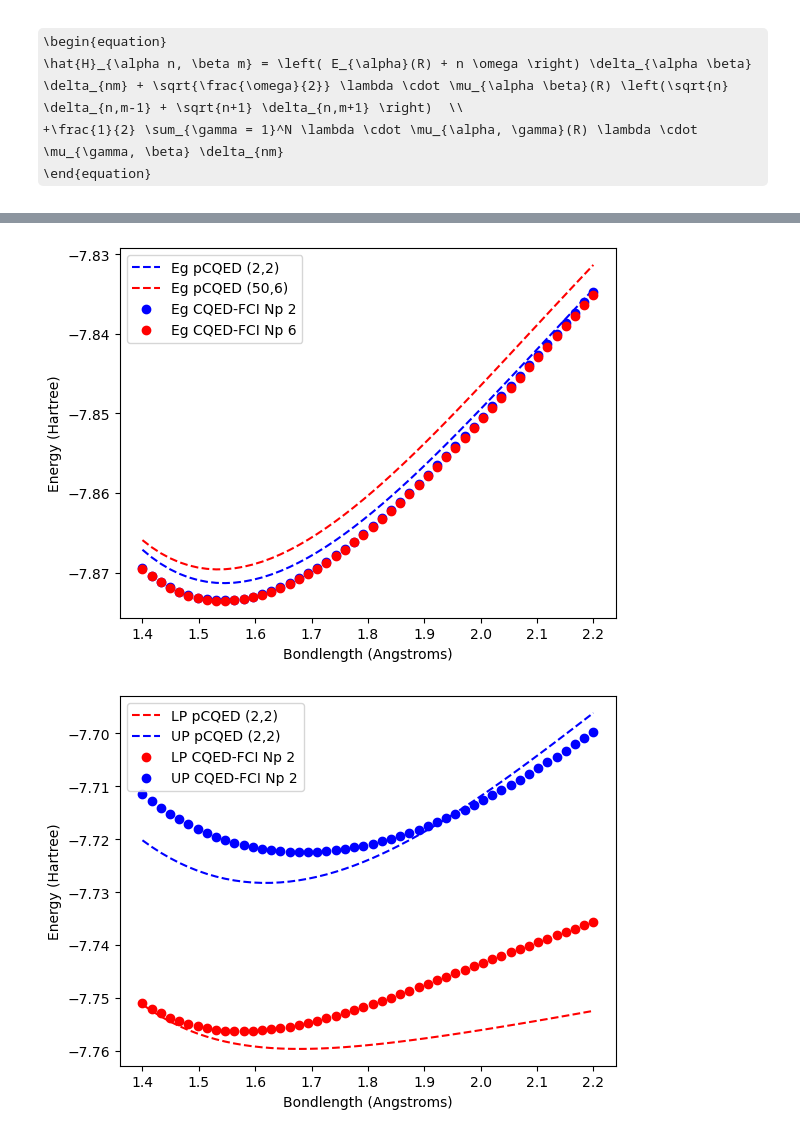
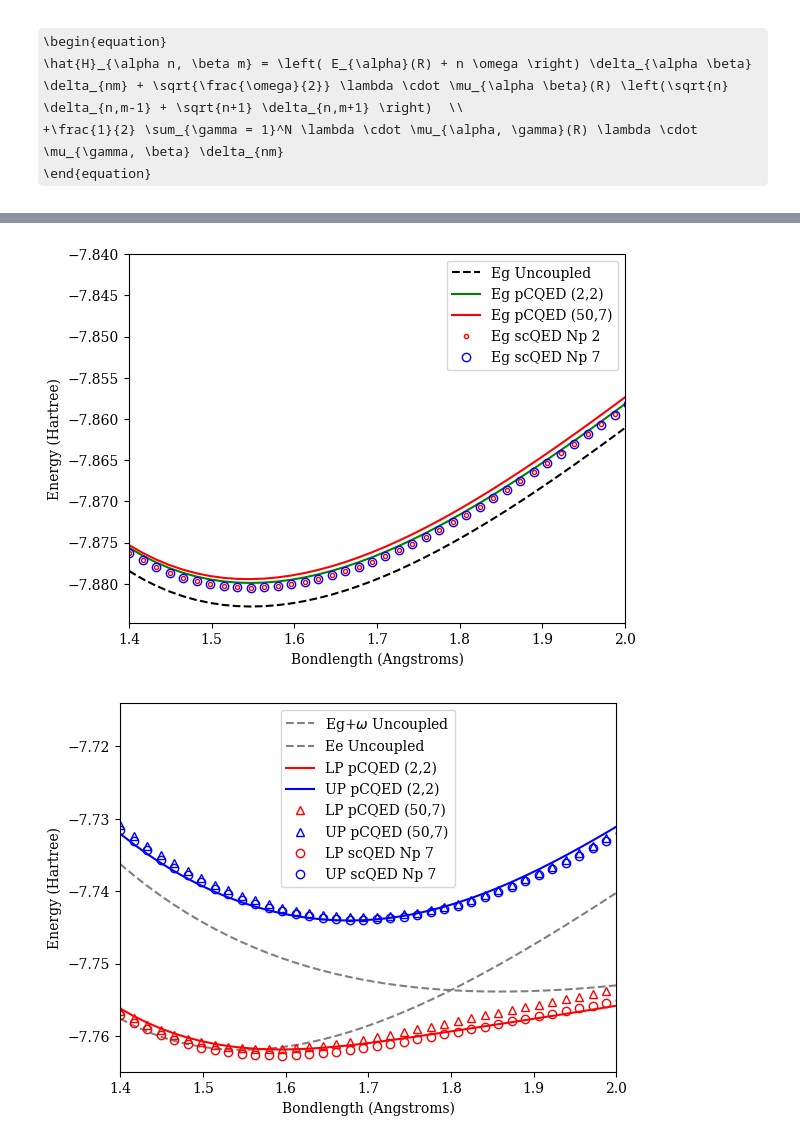
Before and after one commit to mapol-chem/qed-ci, a Jupyter notebook: src/examples/pCQED-LiH-Huo.ipynb, the cells around one changed output, grey strips where cells are left out. Cells and saved outputs as stored; diff of their text form; code cells hidden in the pictures; some formulas as TeX source.

```diff
--- a/src/examples/pCQED-LiH-Huo.ipynb
+++ b/src/examples/pCQED-LiH-Huo.ipynb
@@ -198,0 +197,18 @@ plt.show()
+# %%
+sc_np1_E_array[:,1] = np.copy(safe_np1_1)
+sc_np1_E_array[:,2] = np.copy(safe_np1_2)
+
+sc_np6_E_array[:,1] = np.copy(safe_np6_1)
+sc_np6_E_array[:,2] = np.copy(safe_np6_2)
+# %%
+np_1_lp = np.copy(sc_np1_E_array[:11,1])
+np_1_up = np.copy(sc_np1_E_array[:11,2])
+
+np_6_lp = np.copy(sc_np6_E_array[:11,1])
+np_6_up = np.copy(sc_np6_E_array[:11,2])
+# %%
+sc_np1_E_array[:11,1] = np.copy(np_1_up)
+sc_np1_E_array[:11,2] = np.copy(np_1_lp)
+
+sc_np6_E_array[:11,1] = np.copy(np_6_up)
+sc_np6_E_array[:11,2] = np.copy(np_6_lp)
@@ -326,29 +367,45 @@ for k in range(N_R):
+# %%
+from matplotlib import cm
+from matplotlib import rcParams
+rcParams['font.family'] = 'serif'
+rcParams['font.size'] = 12
 # %%
 #plt.plot(r_array, Eg_QED_FCI_Np_1)
-sc_E_arrat_Np_6 = np.copy(sc_E_array)
-plt.plot(r_array, pcqed_nel2_np2[:,0], 'b--', label="Eg pCQED (2,2)")
-#plt.plot(r_array, pcqed_nel2_np2[:,0], label="pCQED (50,6)")
-plt.plot(r_array, pcqed_nel50_np6[:,0], 'r--', label="Eg pCQED (50,6)")
-plt.plot(r_array, sc_E_arrat_Np_1[:,0], 'bo', label="Eg CQED-FCI Np 2")
-plt.plot(r_array, sc_E_arrat_Np_6[:,0], 'ro', label="Eg CQED-FCI Np 6")
+#sc_E_arrat_Np_6 = np.copy(sc_E_array)
+plt.plot(r_array, E_array[:,0], 'black', linestyle="dashed", label="Eg Uncoupled")
+plt.plot(r_array, pcqed_nel2_np2[:,0], 'green', label="Eg pCQED (2,2)")
+plt.plot(r_array, pcqed_nel50_np7[:,0], 'red', label="Eg pCQED (50,7)")
+#plt.plot(r_array, pcqed_nel70_np7[:,0], color='pink', linestyle='dashed', label="Eg pCQED (50,7)")
+plt.plot(r_array, sc_np1_E_array[:,0], 'ro', ms = 3, mfc = 'none', label="Eg scQED Np 2")
+plt.plot(r_array, sc_np6_E_array[:,0], 'bo', ms = 6, mfc = 'none', label="Eg scQED Np 7") # edgecolors='red')
+plt.xlim(1.4, 2.0)
 plt.ylabel("Energy (Hartree)")
 plt.xlabel("Bondlength (Angstroms)")
 plt.legend()
+#plt.savefig("sto3g_lih_ground_state_lambda_04.png")
 plt.show()
 # %% [output]
-[figure, old version]
+[figure, new version]
 # %%
-
-plt.plot(r_array, pcqed_nel2_np2[:,1], 'r--', label="LP pCQED (2,2)")
-plt.plot(r_array, pcqed_nel2_np2[:,2], 'b--', label="UP pCQED (2,2)")
-plt.plot(r_array, sc_E_arrat_Np_1[:,2], 'ro', label="LP CQED-FCI Np 2")
-plt.plot(r_array, sc_E_arrat_Np_1[:,3], 'bo', label="UP CQED-FCI Np 2")
+rcParams['font.size'] = 10
+plt.plot(r_array, E_array[:,0]+0.12086, 'grey', linestyle="dashed", label="Eg+$\omega$ Uncoupled")
+plt.plot(r_array, E_array[:,1], 'grey', linestyle="dashed", label="Ee Uncoupled")
+plt.plot(r_array, pcqed_nel2_np2[:,1], 'red', label="LP pCQED (2,2)")
+plt.plot(r_array, pcqed_nel2_np2[:,2], 'blue', label="UP pCQED (2,2)")
+#plt.plot(r_array, pcqed_nel50_np7[:,1], 'r^', mfc = 'none', label="LP pCQED (50,7)")
+#plt.plot(r_array, pcqed_nel50_np7[:,2], 'b^', mfc = 'none', label="UP pCQED (50,7)")
+plt.plot(r_array, sc_np1_E_array[:,2], 'r^', mfc = 'none', label="LP pCQED (50,7)")
+plt.plot(r_array, sc_np1_E_array[:,3], 'b^', mfc = 'none', label="UP pCQED (50,7)")
+plt.plot(r_array, sc_np6_E_array[:,2], 'ro', ms = 6, mfc = 'none', label="LP scQED Np 7")
+plt.plot(r_array, sc_np6_E_array[:,3], 'bo', ms = 6, mfc = 'none', label="UP scQED Np 7")
+plt.xlim(1.4, 2.0)
 plt.ylabel("Energy (Hartree)")
 plt.xlabel("Bondlength (Angstroms)")
 plt.legend()
+plt.savefig("sto3g_lih_lp_up_lambda_04.png")
 plt.show()
 # %% [output]
-[figure, old version]
+[figure, new version]
 # %%
 plt.plot(r_array, pcqed_nel50_np6[:,1], 'r--', label="LP pCQED (50,6)")
 plt.plot(r_array, pcqed_nel50_np6[:,2], 'b--', label="UP pCQED (50,6)")
```
Also changed, not shown: parts of 11 cells of this notebook, 7 other files.
